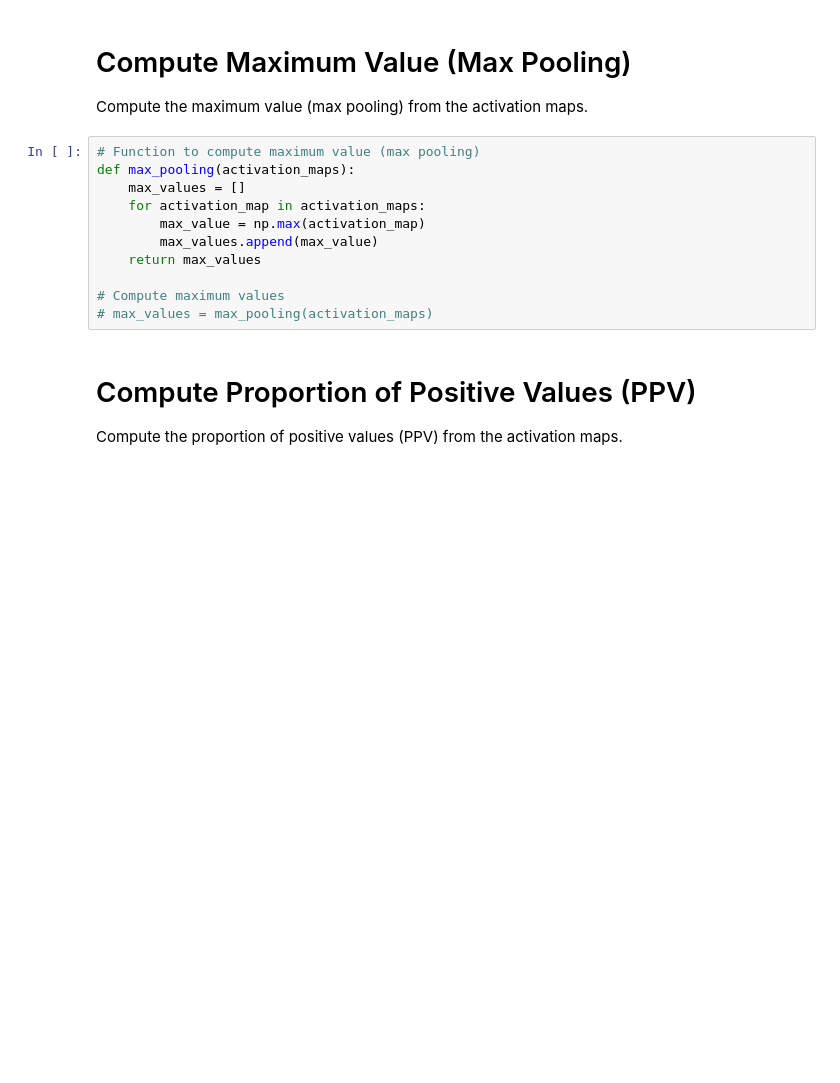
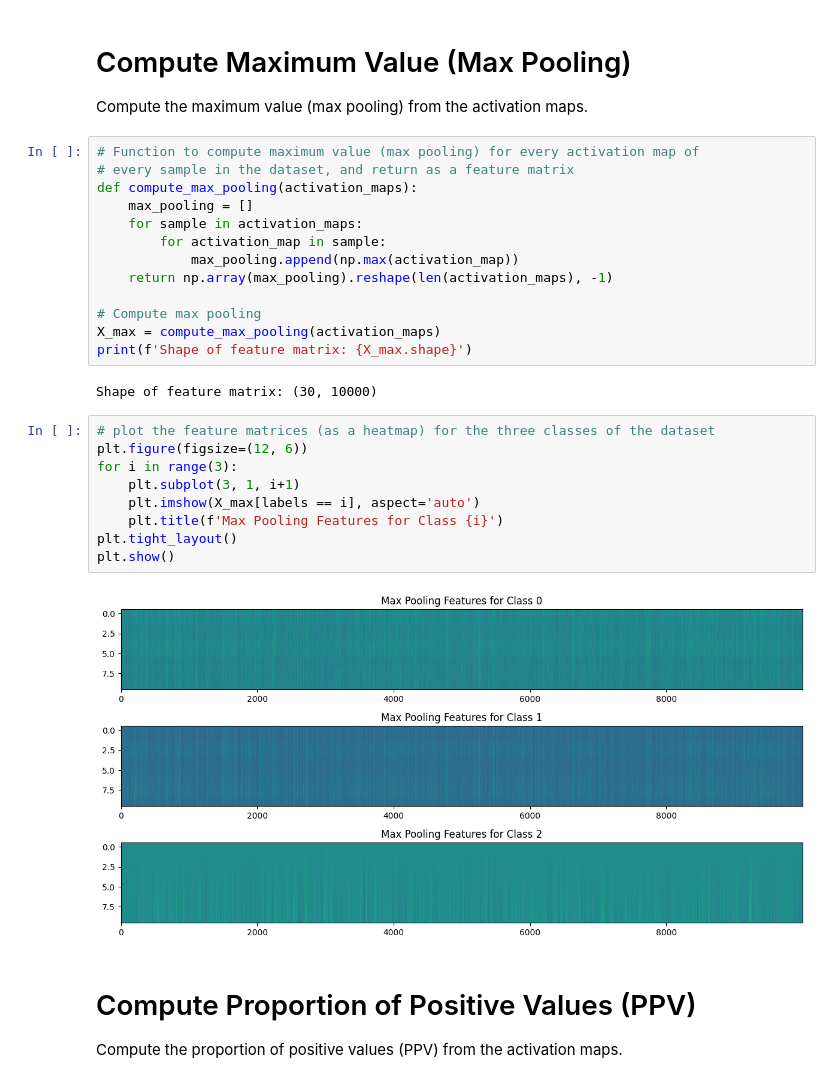
Before and after one commit to vrodriguezf/sertemp, a Jupyter notebook: nbs/classification/rocket-based.ipynb, the cells around one changed output. Cells and saved outputs as stored; diff of their text form; blank space fills up the shorter version.

```diff
--- a/nbs/classification/rocket-based.ipynb
+++ b/nbs/classification/rocket-based.ipynb
@@ -148,15 +148,30 @@ plt.show()
 # %% [markdown]
 # Compute Maximum Value (Max Pooling)
 Compute the maximum value (max pooling) from the activation maps.
-# %%
-# Function to compute maximum value (max pooling)
-def max_pooling(activation_maps):
-    max_values = []
-    for activation_map in activation_maps:
-        max_value = np.max(activation_map)
-        max_values.append(max_value)
-    return max_values
-
-# Compute maximum values
-# max_values = max_pooling(activation_maps)
+# %%
+# Function to compute maximum value (max pooling) for every activation map of
+# every sample in the dataset, and return as a feature matrix
+def compute_max_pooling(activation_maps):
+    max_pooling = []
+    for sample in activation_maps:
+        for activation_map in sample:
+            max_pooling.append(np.max(activation_map))
+    return np.array(max_pooling).reshape(len(activation_maps), -1)
+
+# Compute max pooling
+X_max = compute_max_pooling(activation_maps)
+print(f'Shape of feature matrix: {X_max.shape}')
+# %% [output]
+Shape of feature matrix: (30, 10000)
+# %%
+# plot the feature matrices (as a heatmap) for the three classes of the dataset
+plt.figure(figsize=(12, 6))
+for i in range(3):
+    plt.subplot(3, 1, i+1)
+    plt.imshow(X_max[labels == i], aspect='auto')
+    plt.title(f'Max Pooling Features for Class {i}')
+plt.tight_layout()
+plt.show()
+# %% [output]
+[figure, added]
 # %% [markdown]
```
Also changed, not shown: parts of 10 cells of this notebook.
